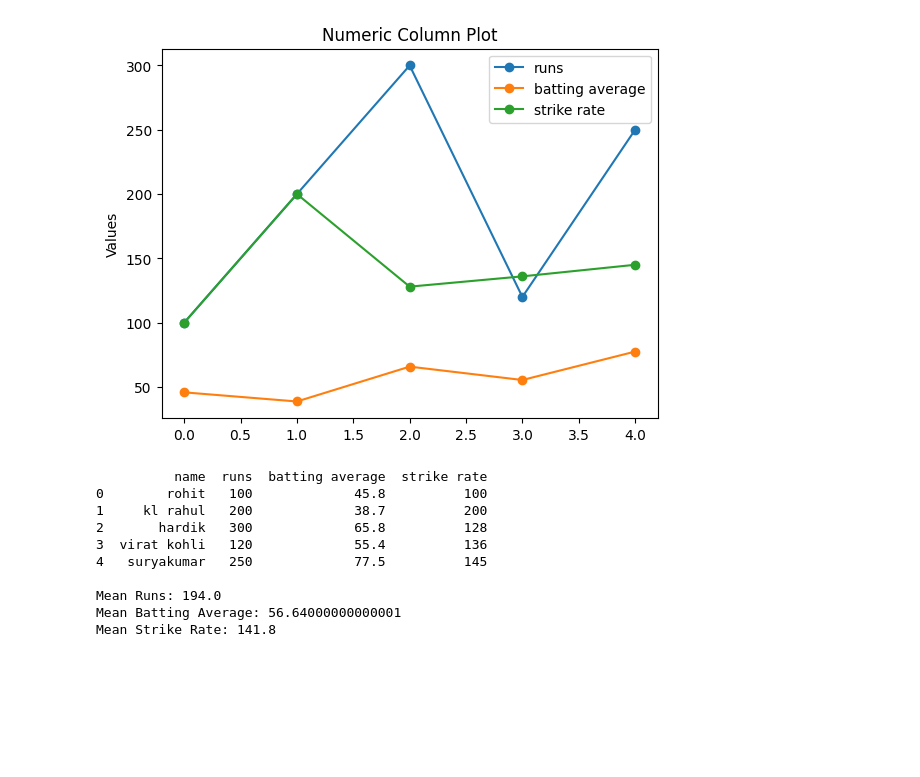
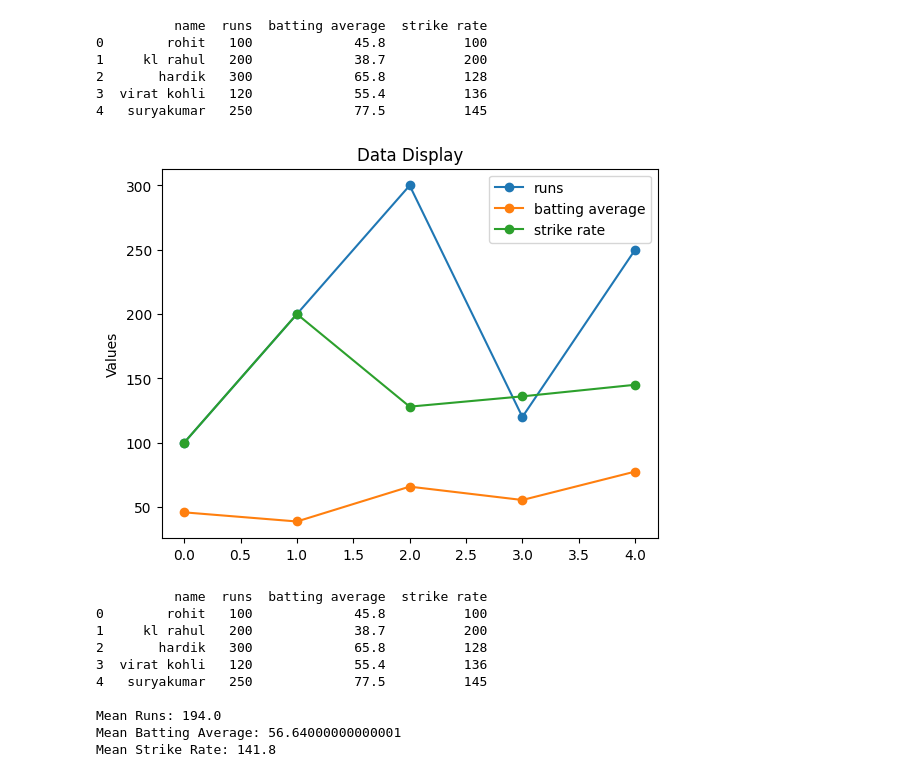
Before and after one commit to NaveenGumaste/Python-ML, a Jupyter notebook: task 1.ipynb, the cells around one changed output. Drawn from its saved outputs; the diff is of its cells as text; code cells hidden in the pictures; blank space fills up the shorter version.

```diff
--- a/task 1.ipynb
+++ b/task 1.ipynb
@@ -1,14 +1,21 @@
 # %%
 import pandas as pd
 import matplotlib.pyplot as plt
 data = pd.read_csv('task1.csv')
 numeric_columns = ["runs", "batting average", "strike rate"]
+print(data.to_string())
 data[numeric_columns].plot(marker='o')
 plt.ylabel('Values')
-plt.title('Numeric Column Plot')
+plt.title('Data Display')
 plt.show()
 # %% [output]
+          name  runs  batting average  strike rate
+0        rohit   100             45.8          100
+1     kl rahul   200             38.7          200
+2       hardik   300             65.8          128
+3  virat kohli   120             55.4          136
+4   suryakumar   250             77.5          145
-[figure, old version]
+[figure, new version]
 # %%
 import pandas as pd
 import matplotlib.pyplot as plt
```
